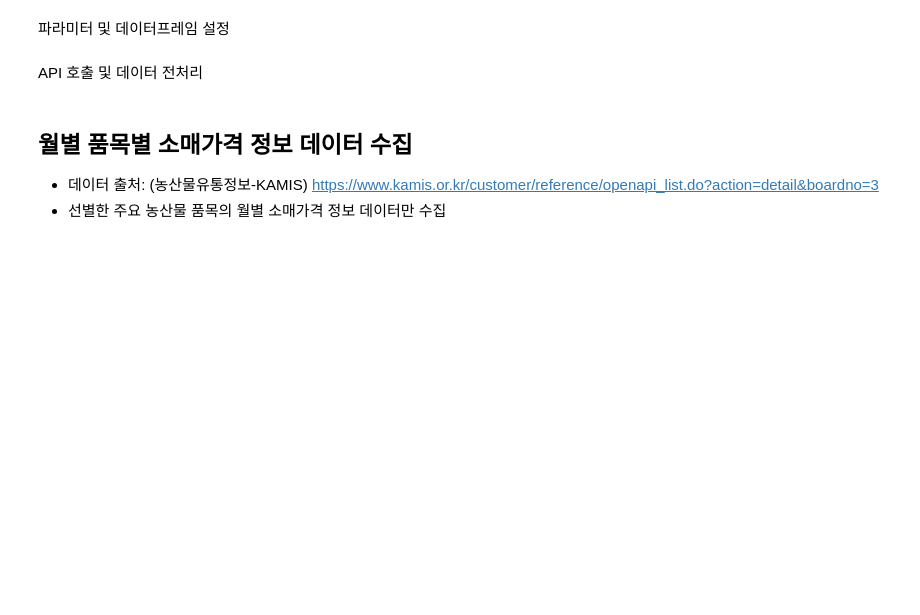
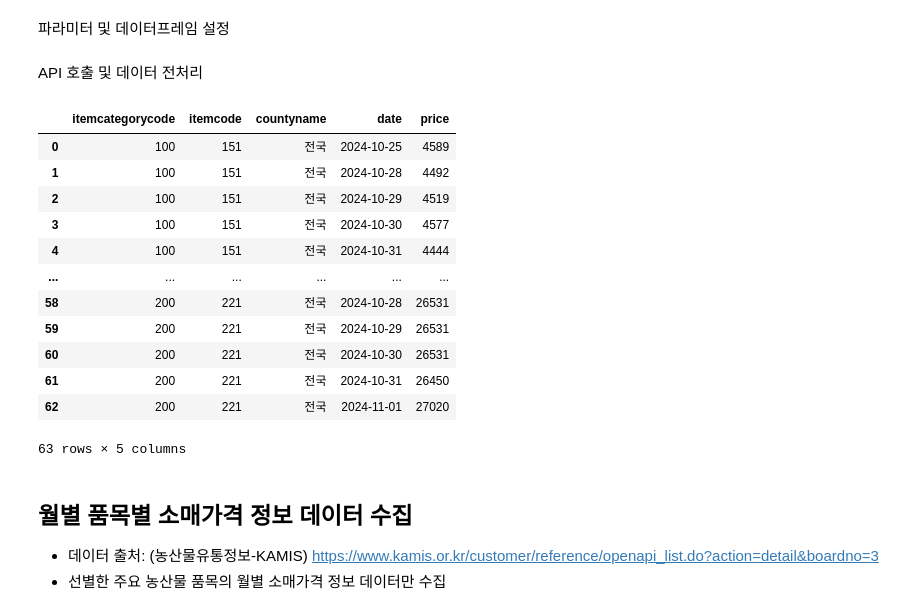
Before and after one commit to 4ward-Team4/consumer-trend, a Jupyter notebook: food_extract/food_etl.ipynb, the cells around one changed output. Cells and saved outputs as stored; diff of their text form; code cells hidden in the pictures; blank space fills up the shorter version.

```diff
--- a/food_extract/food_etl.ipynb
+++ b/food_extract/food_etl.ipynb
@@ -58,6 +58,22 @@ for i in range(item_cnt): #품목마다 접근
         record.append(int(item["price"].replace(",", "")))
         #print(record)
         df_daily_item_prices.loc[len(df_daily_item_prices)] = record #df에 삽입
+# %%
+df_daily_item_prices
+# %% [output]
+|  | itemcategorycode | itemcode | countyname | date | price |
+| 0 | 100 | 151 | 전국 | 2024-10-25 | 4589 |
+| 1 | 100 | 151 | 전국 | 2024-10-28 | 4492 |
+| 2 | 100 | 151 | 전국 | 2024-10-29 | 4519 |
+| 3 | 100 | 151 | 전국 | 2024-10-30 | 4577 |
+| 4 | 100 | 151 | 전국 | 2024-10-31 | 4444 |
+| ... | ... | ... | ... | ... | ... |
+| 58 | 200 | 221 | 전국 | 2024-10-28 | 26531 |
+| 59 | 200 | 221 | 전국 | 2024-10-29 | 26531 |
+| 60 | 200 | 221 | 전국 | 2024-10-30 | 26531 |
+| 61 | 200 | 221 | 전국 | 2024-10-31 | 26450 |
+| 62 | 200 | 221 | 전국 | 2024-11-01 | 27020 |
+63 rows × 5 columns
 # %% [markdown]
 ## 월별 품목별 소매가격 정보 데이터 수집
 * 데이터 출처: (농산물유통정보-KAMIS) https://www.kamis.or.kr/customer/reference/openapi_list.do?action=detail&boardno=3
```
Also changed, not shown: parts of 14 cells of this notebook.
